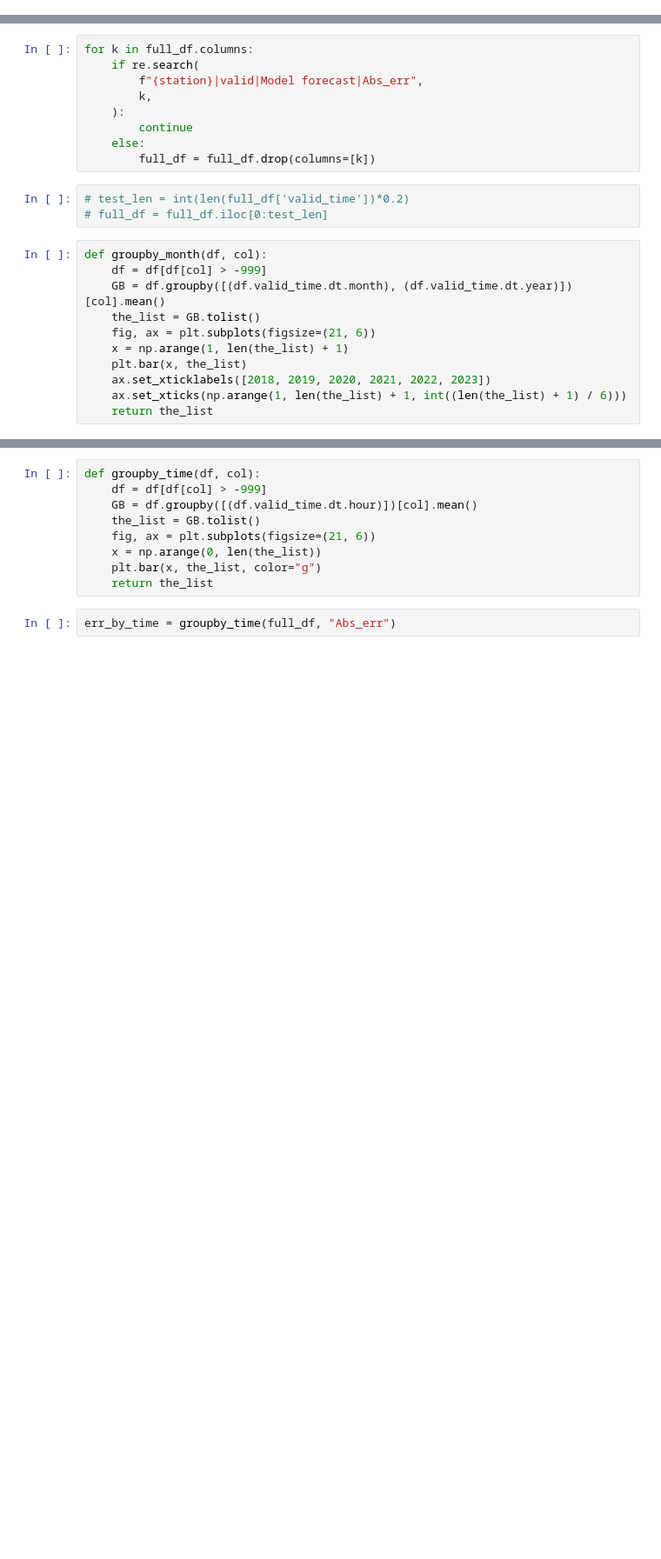
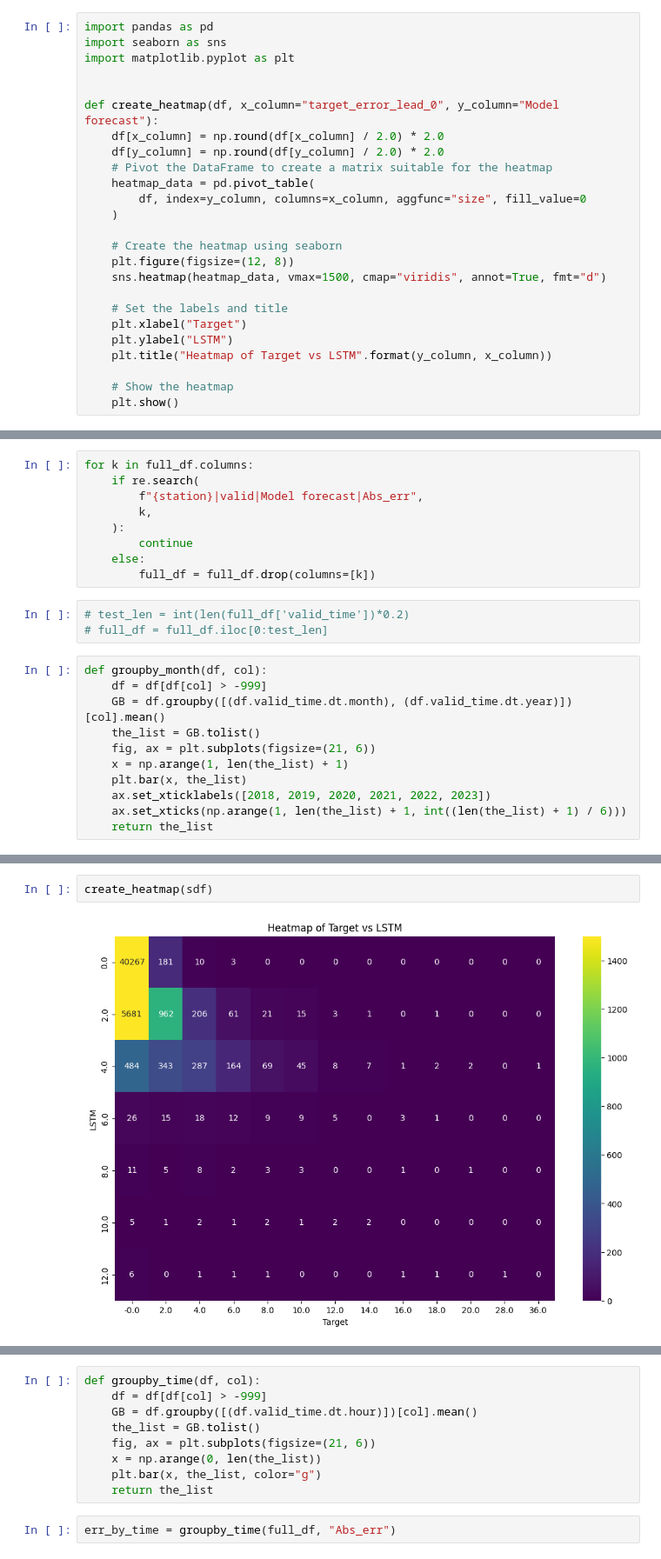
Before and after one commit to shmaronshmevans/nwp_bias, a Jupyter notebook: src/machine_learning/notebooks/ visualize_error_metrics.ipynb, the cells around one changed output, grey strips where cells are left out. Shown at 87% size. Cells and saved outputs as stored; diff of their text form; blank space fills up the shorter version.

Commit message:
updates for seq2seq and error metrics

```diff
--- a/src/machine_learning/notebooks/ visualize_error_metrics.ipynb
+++ b/src/machine_learning/notebooks/ visualize_error_metrics.ipynb
@@ -121,0 +165,25 @@ df = df[df['valid_time'] < datetime(2021, 10, 28, 23, 0, 0)]
+# %%
+import pandas as pd
+import seaborn as sns
+import matplotlib.pyplot as plt
+
+
+def create_heatmap(df, x_column="target_error_lead_0", y_column="Model forecast"):
+    df[x_column] = np.round(df[x_column] / 2.0) * 2.0
+    df[y_column] = np.round(df[y_column] / 2.0) * 2.0
+    # Pivot the DataFrame to create a matrix suitable for the heatmap
+    heatmap_data = pd.pivot_table(
+        df, index=y_column, columns=x_column, aggfunc="size", fill_value=0
+    )
+
+    # Create the heatmap using seaborn
+    plt.figure(figsize=(12, 8))
+    sns.heatmap(heatmap_data, vmax=1500, cmap="viridis", annot=True, fmt="d")
+
+    # Set the labels and title
+    plt.xlabel("Target")
+    plt.ylabel("LSTM")
+    plt.title("Heatmap of Target vs LSTM".format(y_column, x_column))
+
+    # Show the heatmap
+    plt.show()
@@ -208,3 +318,7 @@ def groupby_month(df, col):
+# %%
+create_heatmap(sdf)
+# %% [output]
+[figure, added]
 # %%
 err_by_month = groupby_month(full_df, "Abs_err")
 # %% [output]
```
Also changed, not shown: parts of 50 cells of this notebook, 17 other files.
